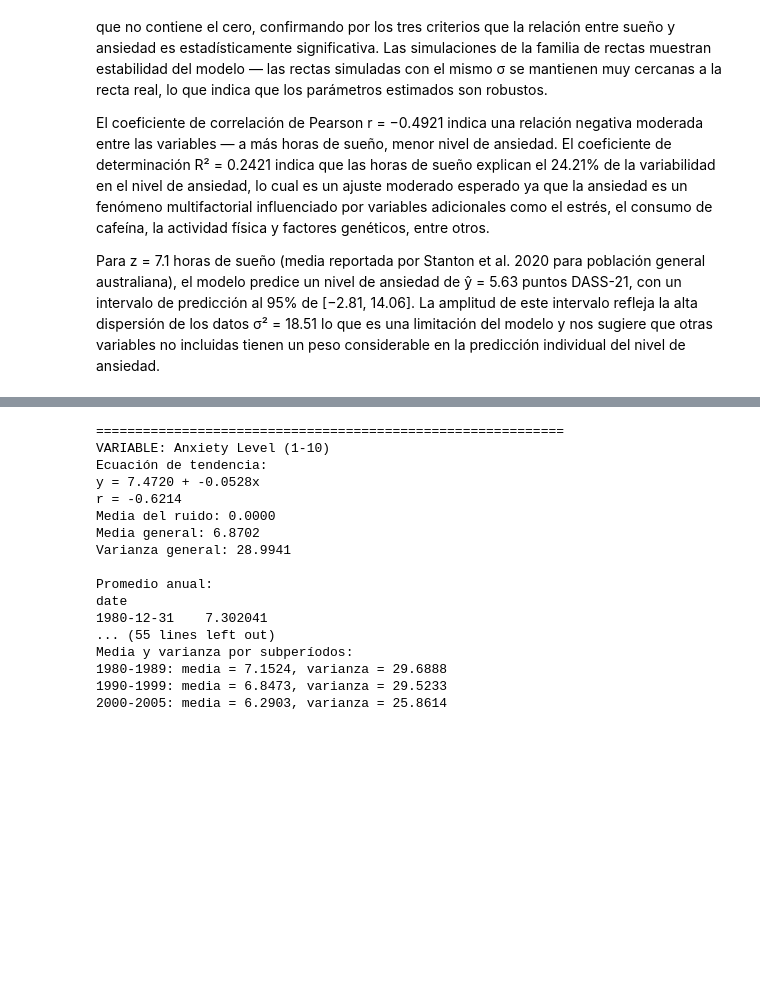
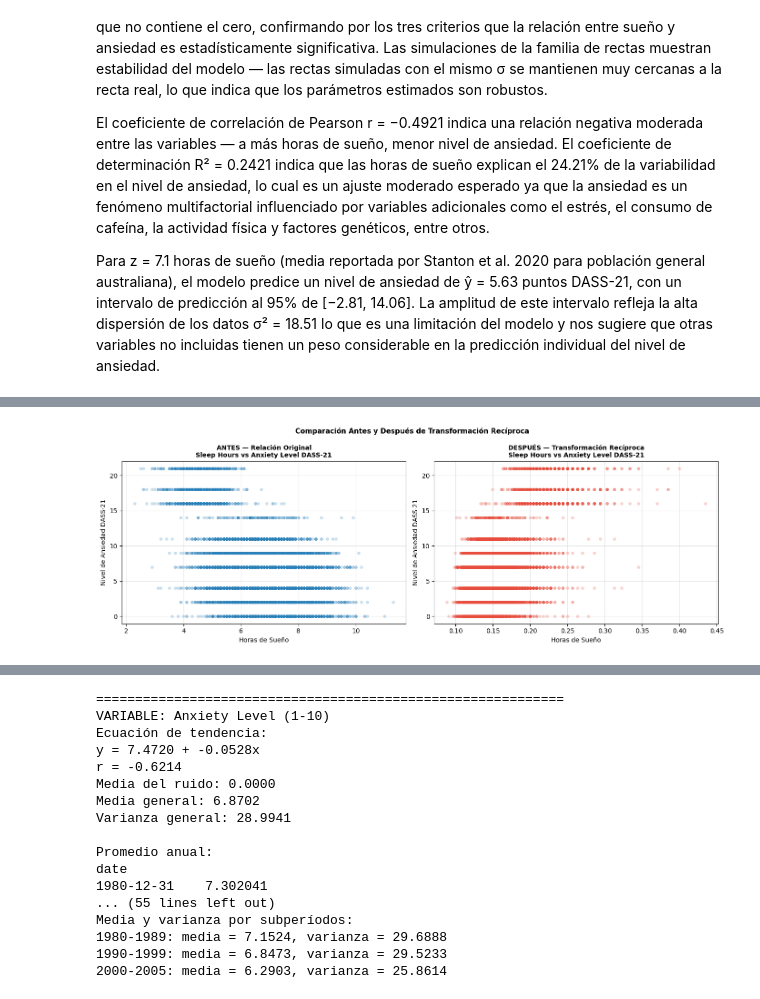
Before and after one commit to mick2332-q/Estadistica-II, a Jupyter notebook: Proyecto.ipynb, the cells around one changed output, grey strips where cells are left out. Cells and saved outputs as stored; diff of their text form; code cells hidden in the pictures; blank space fills up the shorter version.

```diff
--- a/Proyecto.ipynb
+++ b/Proyecto.ipynb
@@ -1528,0 +1636,30 @@ Para z = 7.1 horas de sueño (media reportada por Stanton et al. 2020 para pobla
+# %%
+datos_nl = cs[['Sleep Hours', 'Anxiety Level (1-10)']].dropna()
+x_nl = datos_nl['Sleep Hours'].to_numpy()
+y_nl = datos_nl['Anxiety Level (1-10)'].to_numpy()
+
+fig, axes = plt.subplots(1, 2, figsize=(14, 5))
+
+# Antes — relación original
+axes[0].plot(x_nl, y_nl, 'o', alpha=0.2, markersize=4, color='#2980b9')
+axes[0].set_title('ANTES — Relación Original\nSleep Hours vs Anxiety Level DASS-21',
+                  fontsize=10, fontweight='bold')
+axes[0].set_xlabel('Horas de Sueño')
+axes[0].set_ylabel('Nivel de Ansiedad DASS-21')
+axes[0].grid(alpha=0.3)
+
+# Después — transformación recíproca x' = 1/x
+x_prima = 1 / x_nl
+axes[1].plot(x_prima, y_nl, 'o', alpha=0.2, markersize=4, color='#e74c3c')
+axes[1].set_title('DESPUÉS — Transformación Recíproca\nSleep Hours vs Anxiety Level DASS-21',
+                  fontsize=10, fontweight='bold')
+axes[1].set_xlabel('Horas de Sueño')
+axes[1].set_ylabel('Nivel de Ansiedad DASS-21')
+axes[1].grid(alpha=0.3)
+
+plt.suptitle('Comparación Antes y Después de Transformación Recíproca',
+             fontsize=11, fontweight='bold')
+plt.tight_layout()
+plt.show()
+# %% [output]
+[figure, added]
```
Also changed, not shown: parts of 28 cells of this notebook.
